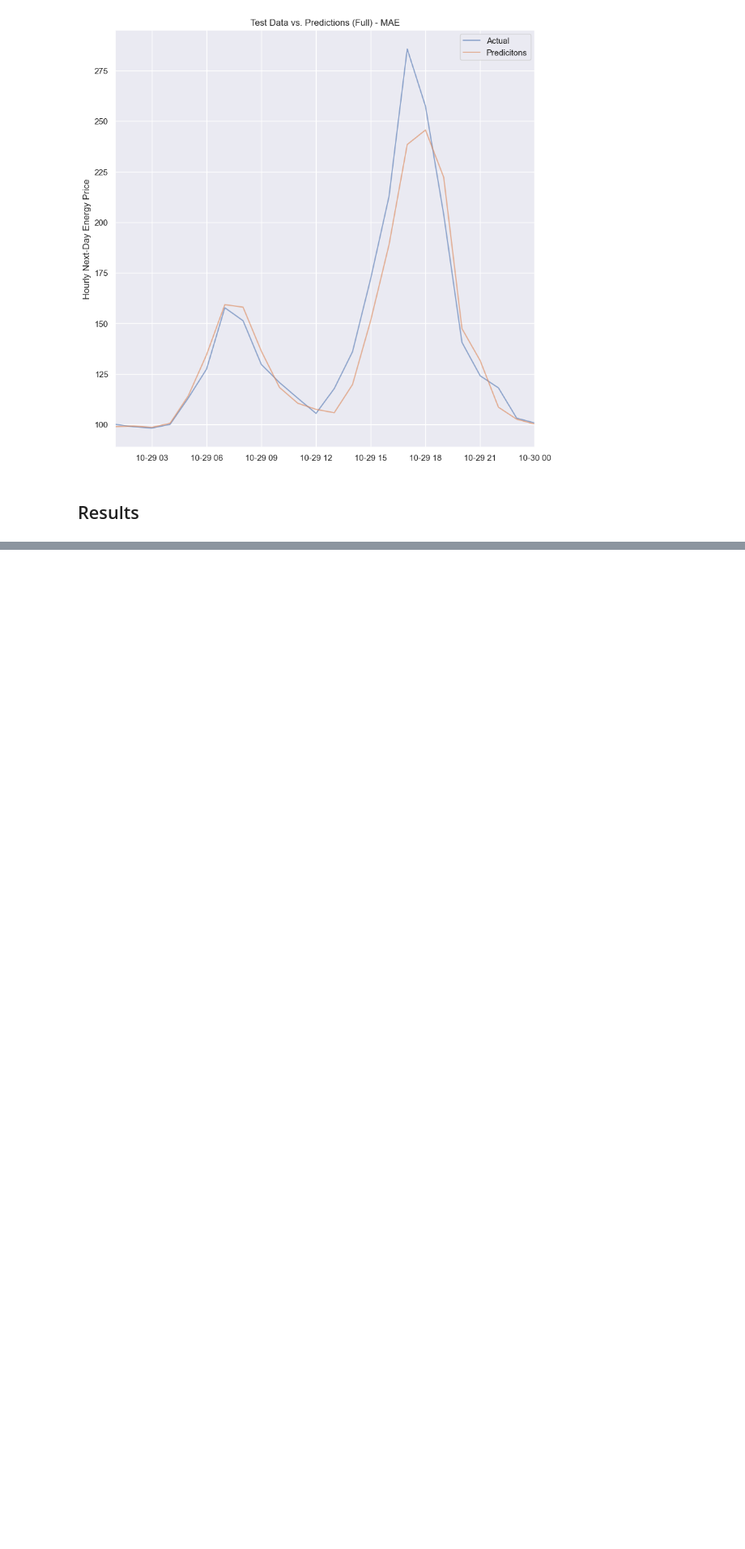
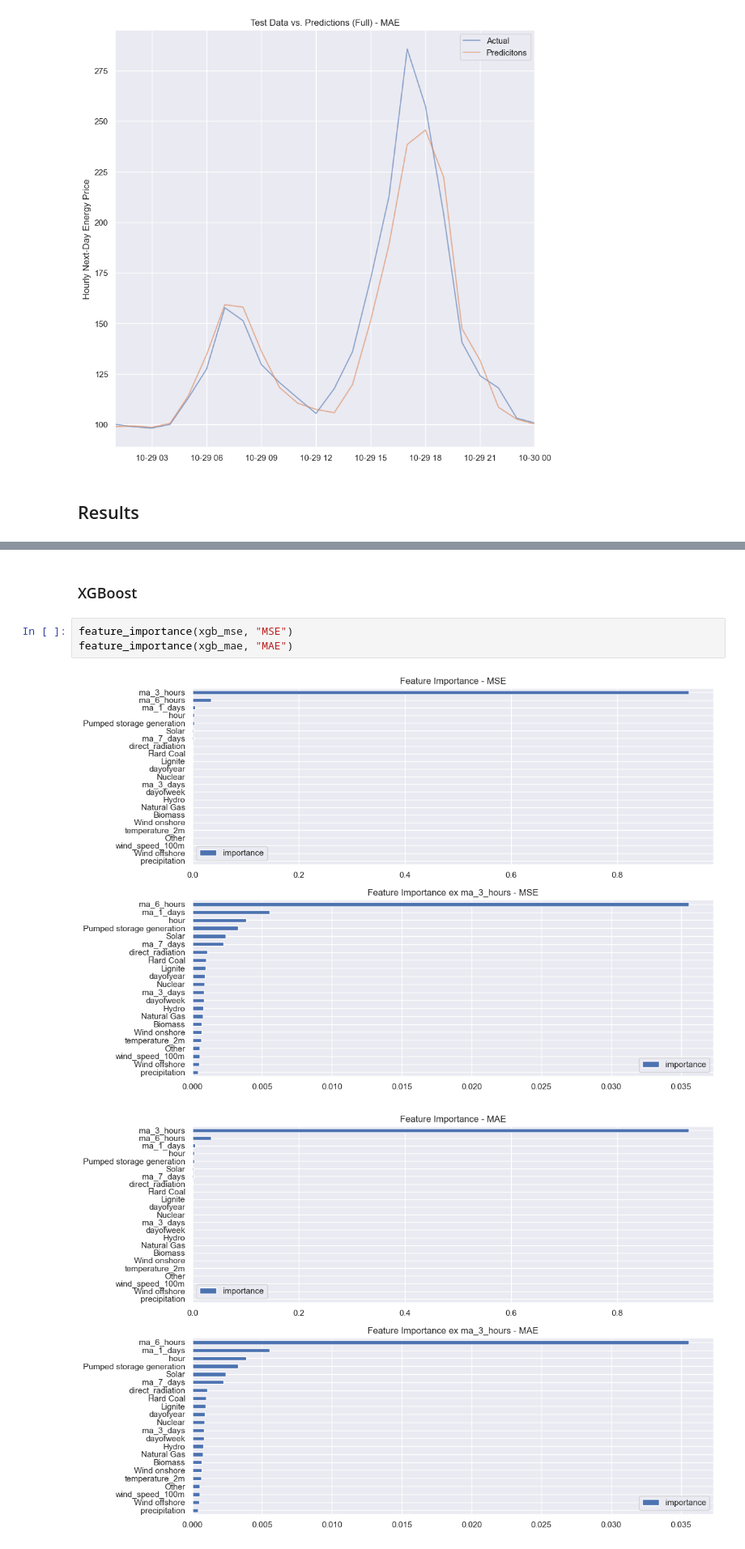
Before and after one commit to YukaNakamoto/LSDI-Project-, a Jupyter notebook: hand_in/notebook.ipynb, the cells around one changed output, grey strips where cells are left out. Shown at 81% size. Cells and saved outputs as stored; diff of their text form; blank space fills up the shorter version.

```diff
--- a/hand_in/notebook.ipynb
+++ b/hand_in/notebook.ipynb
@@ -295,0 +308,8 @@ for predictions, objective_name in [(y_predicted_mse, "MSE"), (y_predicted_mae,
+# %% [markdown]
+### XGBoost
+# %%
+feature_importance(xgb_mse, "MSE")
+feature_importance(xgb_mae, "MAE")
+# %% [output]
+[figure, added]
+[figure, added]
```
Also changed, not shown: parts of 10 cells of this notebook, 5 other files.
